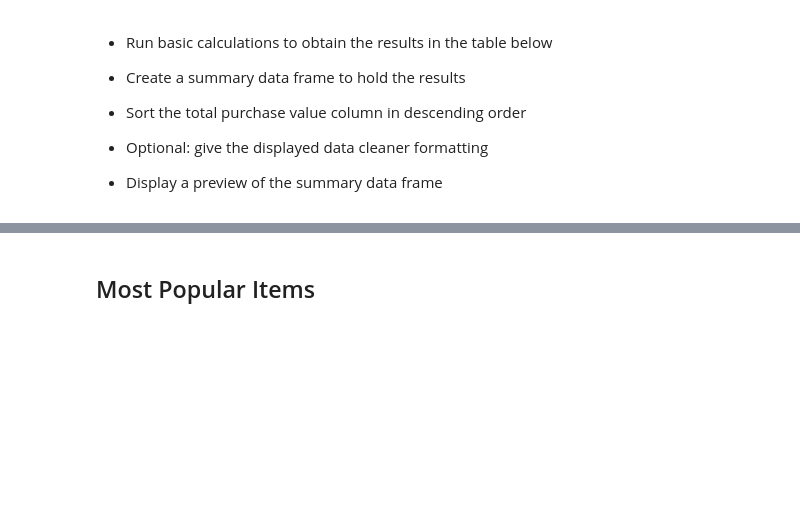
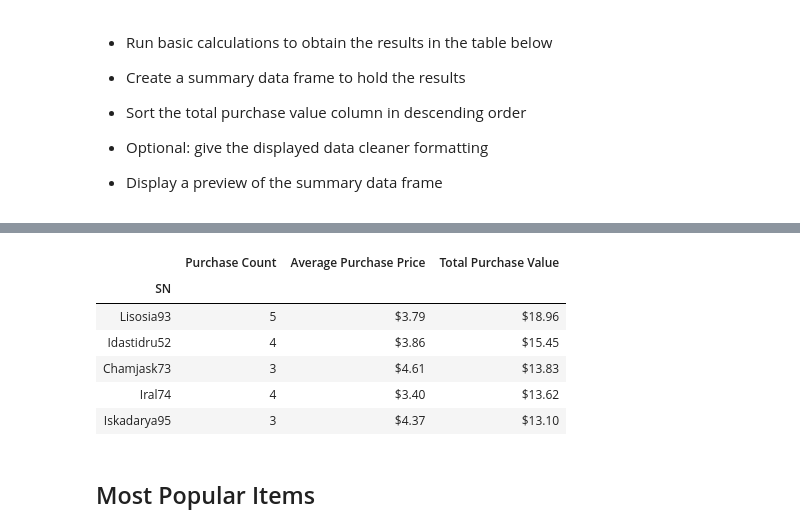
Before and after one commit to alexsolano36/Pandas-Challenge, a Jupyter notebook: HeroesOfPymoli/Heroes of Pymoli Analysis.ipynb, the cells around one changed output, grey strips where cells are left out. Saved outputs shown, nothing was run; the diff lists cells and outputs as text; code cells hidden in the pictures; blank space fills up the shorter version.

```diff
--- a/HeroesOfPymoli/Heroes of Pymoli Analysis.ipynb
+++ b/HeroesOfPymoli/Heroes of Pymoli Analysis.ipynb
@@ -167,0 +158,13 @@ purchasing_analysis_gender
+# %%
+#new bins for ages
+age_demographics = purchase_data[['Age', 'SN']].drop_duplicates()
+
+
+#bins in which data is held, broken down into 4 years each. <10, 10-14, etc. as shown
+age_bins = [0, 9.9, 14.9, 19.9, 24.9, 29.9, 34.9, 39.9, 999]
+
+#create title names for bins
+group_names = ['<10', '10-14', '15-19', '20-24', '25-29', '30-34', '35-39', '40+']
+
+#categorize players according to age
+age_demographics['Age Group'] = pd.cut(age_demographics['Age'], age_bins, labels=group_names)
@@ -221,3 +260,38 @@ purchasing_analysis_gender
+# %%
+#run calculations
+
+#purchase count
+spender_count = purchase_data.groupby(['SN']).count()['Purchase ID']
+
+#avg purchase price
+spender_average = purchase_data.groupby(['SN']).mean()['Price']
+
+#total purchase value
+spender_total = purchase_data.groupby(['SN']).sum()['Price']
+# %%
+#data frame using calculations
+top_spenders_df = pd.DataFrame({'Purchase Count': spender_count, 'Average Purchase Price': spender_average, 'Total Purchase Value': spender_total})
+
+#sort by total purcahse value
+sorted_spender_df = top_spenders_df.sort_values('Total Purchase Value', ascending = False)
+
+#format avg purchase price
+sorted_spender_df['Average Purchase Price'] = sorted_spender_df['Average Purchase Price'].map('${:,.2f}'.format)
+
+#format total purchase value
+sorted_spender_df['Total Purchase Value'] = sorted_spender_df['Total Purchase Value'].map('${:,.2f}'.format)
+
+#set values and return data frame showing top 5 spenders
+sorted_spender_df=sorted_spender_df.loc[:,['Purchase Count', 'Average Purchase Price', 'Total Purchase Value']]
+sorted_spender_df.head(5)
+# %% [output]
+|  | Purchase Count | Average Purchase Price | Total Purchase Value |
+| SN |  |  |  |
+| Lisosia93 | 5 | $3.79 | $18.96 |
+| Idastidru52 | 4 | $3.86 | $15.45 |
+| Chamjask73 | 3 | $4.61 | $13.83 |
+| Iral74 | 4 | $3.40 | $13.62 |
+| Iskadarya95 | 3 | $4.37 | $13.10 |
 # %% [markdown]
 ## Most Popular Items
 # %% [markdown]
```
Also changed, not shown: parts of 16 cells of this notebook, 2 other files.
